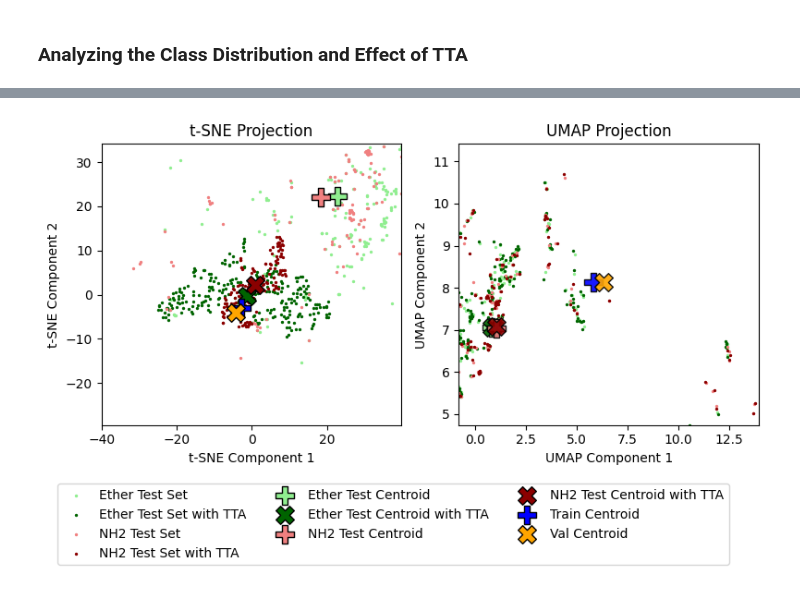
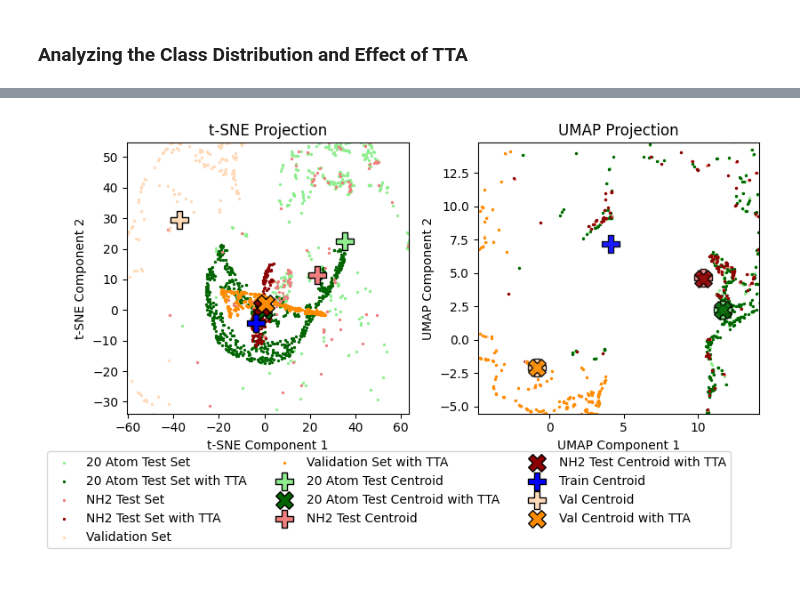
Before and after one commit to p0017/Molecular-Test-Time-Adaptation, a Jupyter notebook: Molecular-Test-Time-Adaptation.ipynb, the cells around one changed output, grey strips where cells are left out. Drawn from its saved outputs; the diff is of its cells as text; code cells hidden in the pictures.

```diff
--- a/Molecular-Test-Time-Adaptation.ipynb
+++ b/Molecular-Test-Time-Adaptation.ipynb
@@ -164,23 +172,21 @@ solubility_histogram_shift(data_df_filtered, test_df_filtered_eth, test_df_filte
 # %% [markdown]
 # Training
 # %%
-train_df, val_df = train_test_split(data_df_filtered, test_size=0.1, random_state=0)
 train_loader = construct_loader(
     train_df, "SmilesCurated", "ExperimentalLogS", shuffle=True, batch_size=batch_size
 )
-
 val_loader = construct_loader(
-    val_df, "SmilesCurated", "ExperimentalLogS", shuffle=False, batch_size=batch_size
+    val_df, "SmilesCurated", "ExperimentalLogS", shuffle=False, batch_size=1
 )
 
-test_loader_eth = construct_loader(
-    test_df_filtered_eth, "SMILES", "LogS", shuffle=False, batch_size=1
+test_loader_20 = construct_loader(
+    test_df_filtered_20, "SMILES", "LogS", shuffle=False, batch_size=1
 )
 test_loader_nh = construct_loader(
     test_df_filtered_nh, "SMILES", "LogS", shuffle=False, batch_size=1
 )
 print(
-    f"Train size: {len(train_loader.dataset)}, Val size: {len(val_loader.dataset)}, Test size Ether: {len(test_loader_eth.dataset)}, Test size NH2: {len(test_loader_nh.dataset)}"
+    f"Train size: {len(train_loader.dataset)}, Val size: {len(val_loader.dataset)}, Test size Ether: {len(test_loader_20.dataset)}, Test size NH2: {len(test_loader_nh.dataset)}"
 )
 
 # Standardizer for the solubility labels
@@ -247,7 +253,7 @@ if train_hyperparam_opt:
         study_name="hyperparam_opt",
     )
 
-    study.optimize(objective, n_trials=80, n_jobs=4)
+    study.optimize(objective, n_trials=30, n_jobs=4)
 
     print(f"Best learning rate: {study.best_params['learning_rate']:.4f}")
     print(f"Best alpha: {study.best_params['alpha']:.4f}")
@@ -271,9 +277,9 @@ if train_hyperparam_opt:
 
 # Standard hyperparameters are the result of a previous hyperparameter optimization
 else:
-    learning_rate = 0.0063
-    alpha = 0.4  # Weighting the losses of the two tasks, smaller alpha means less weight on the denoising task
+    learning_rate = 0.0134
+    alpha = 0.6  # Weighting the losses of the two tasks, smaller alpha means less weight on the denoising task
     hidden_size = 32
-    depth = 4
-    dropout = 0.1
-    weight_decay = 2.02e-06
+    depth = 2
+    dropout = 0.2
+    weight_decay = 0.0001
@@ -365,12 +394,12 @@ if not load_trained_model:
             denoised, node_feature_targets + edge_feature_targets
         )
 
-        preds = pred(model, val_loader, mode="predict", stdzer=stdzer)
+        preds = pred_with_TTA(model, val_loader, lr=learning_rate, stdzer=stdzer)
         pred_val_loss = root_mean_squared_error(preds, val_loader.dataset.labels)
         combined_val_loss = alpha * denoise_val_loss + (1 - alpha) * pred_val_loss
 
         print(
-            f"Epoch {epoch}  Train Combined Loss: {combined_train_loss:.3f}  Train Denoise Loss: {denoise_train_loss:.3f}  Train Pred Loss: {pred_train_loss:.3f}  Val Combined Loss: {combined_val_loss:.3f}  Val Denoise Loss: {denoise_val_loss:.3f}  Val Pred Loss: {pred_val_loss:.3f}"
+            f"Epoch {epoch}  Train Denoise Loss: {denoise_train_loss:.3f}  Train Pred Loss: {pred_train_loss:.3f}  Val Denoise Loss: {denoise_val_loss:.3f}  Val Pred Loss: {pred_val_loss:.3f}"
         )
 
         combined_train_loss_list.append(combined_train_loss)
@@ -650,11 +713,11 @@ for batch in val_loader:
     embedding = best_model.get_embedding(batch)
     val_embeddings.extend(embedding.cpu().detach().numpy())
 
-test_embeddings_eth = []
-for batch in test_loader_eth:
+test_embeddings_20 = []
+for batch in test_loader_20:
     batch = batch.to(device)
     embedding = best_model.get_embedding(batch)
-    test_embeddings_eth.extend(embedding.cpu().detach().numpy())
+    test_embeddings_20.extend(embedding.cpu().detach().numpy())
 
 test_embeddings_nh = []
 for batch in test_loader_nh:
@@ -664,7 +727,7 @@ for batch in test_loader_nh:
 
 # Combine all embeddings for t-SNE fitting
 all_embeddings = np.vstack(
-    [train_embeddings, val_embeddings, test_embeddings_eth, test_embeddings_nh]
+    [train_embeddings, val_embeddings, test_embeddings_20, test_embeddings_nh]
 )
 # %%
 # Create and fit t-SNE
@@ -764,18 +836,20 @@ sets_embeddings(
 # %%
 centroid_embeddings(
     train_embeddings_tsne,
     val_embeddings_tsne,
-    test_embeddings_tsne_eth,
+    val_embeddings_with_TTA_tsne,
+    test_embeddings_tsne_20,
     test_embeddings_tsne_nh,
-    test_embeddings_with_TTA_tsne_eth,
+    test_embeddings_with_TTA_tsne_20,
     test_embeddings_with_TTA_tsne_nh,
     train_embeddings_umap,
     val_embeddings_umap,
-    test_embeddings_umap_eth,
+    val_embeddings_with_TTA_umap,
+    test_embeddings_umap_20,
     test_embeddings_umap_nh,
-    test_embeddings_with_TTA_umap_eth,
+    test_embeddings_with_TTA_umap_20,
     test_embeddings_with_TTA_umap_nh,
     save_plots=save_plots,
 )
 # %% [output]
-[figure, old version]
+[figure, new version]
```
Also changed, not shown: parts of 20 cells of this notebook, 22 other files.
